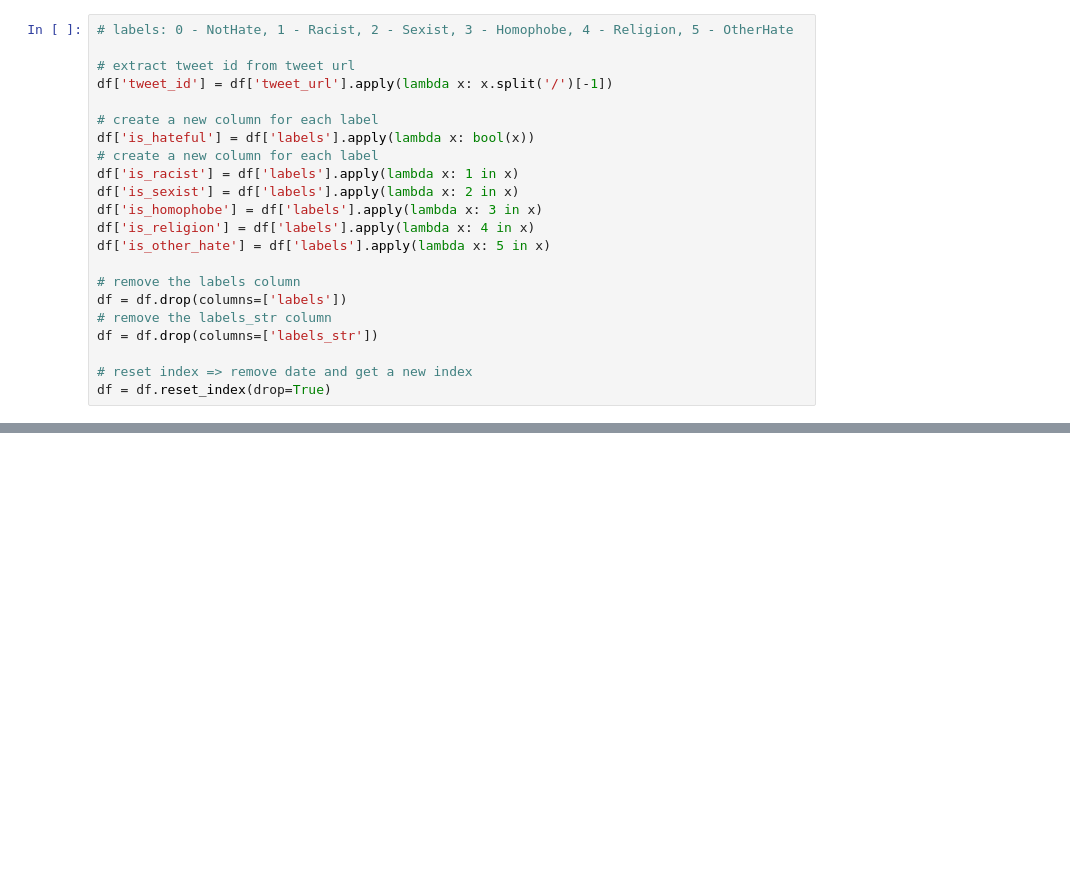
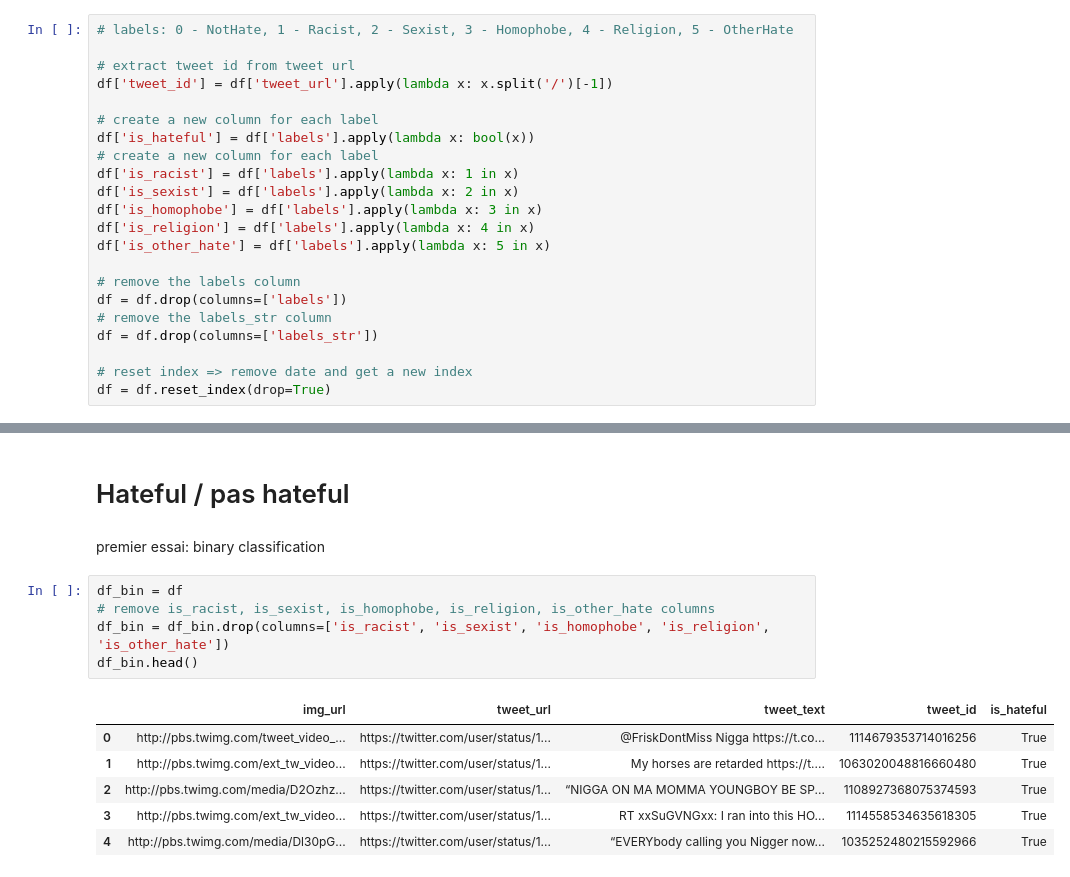
Before and after one commit to martintefra/Multi-Modal-Hate-Speech-Detection, a Jupyter notebook: index.ipynb, the cells around one changed output, grey strips where cells are left out. Drawn from its saved outputs; the diff is of its cells as text; blank space fills up the shorter version.

```diff
--- a/index.ipynb
+++ b/index.ipynb
@@ -64,0 +75,16 @@ Input Representation:
+# %% [markdown]
+# Hateful / pas hateful
+# %% [markdown]
+premier essai: binary classification
+# %%
+df_bin = df
+# remove is_racist, is_sexist, is_homophobe, is_religion, is_other_hate columns
+df_bin = df_bin.drop(columns=['is_racist', 'is_sexist', 'is_homophobe', 'is_religion', 'is_other_hate'])
+df_bin.head()
+# %% [output]
+|  | img_url | tweet_url | tweet_text | tweet_id | is_hateful |
+| 0 | http://pbs.twimg.com/tweet_video_... | https://twitter.com/user/status/1... | @FriskDontMiss Nigga https://t.co... | 1114679353714016256 | True |
+| 1 | http://pbs.twimg.com/ext_tw_video... | https://twitter.com/user/status/1... | My horses are retarded https://t.... | 1063020048816660480 | True |
+| 2 | http://pbs.twimg.com/media/D2Ozhz... | https://twitter.com/user/status/1... | “NIGGA ON MA MOMMA YOUNGBOY BE SP... | 1108927368075374593 | True |
+| 3 | http://pbs.twimg.com/ext_tw_video... | https://twitter.com/user/status/1... | RT xxSuGVNGxx: I ran into this HO... | 1114558534635618305 | True |
+| 4 | http://pbs.twimg.com/media/Dl30pG... | https://twitter.com/user/status/1... | “EVERYbody calling you Nigger now... | 1035252480215592966 | True |
```
Also changed, not shown: parts of 15 cells of this notebook.
